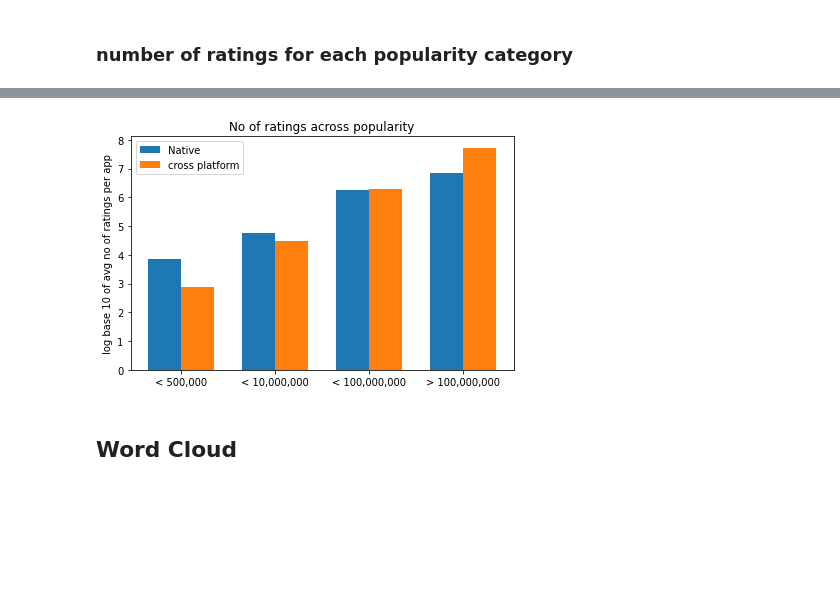
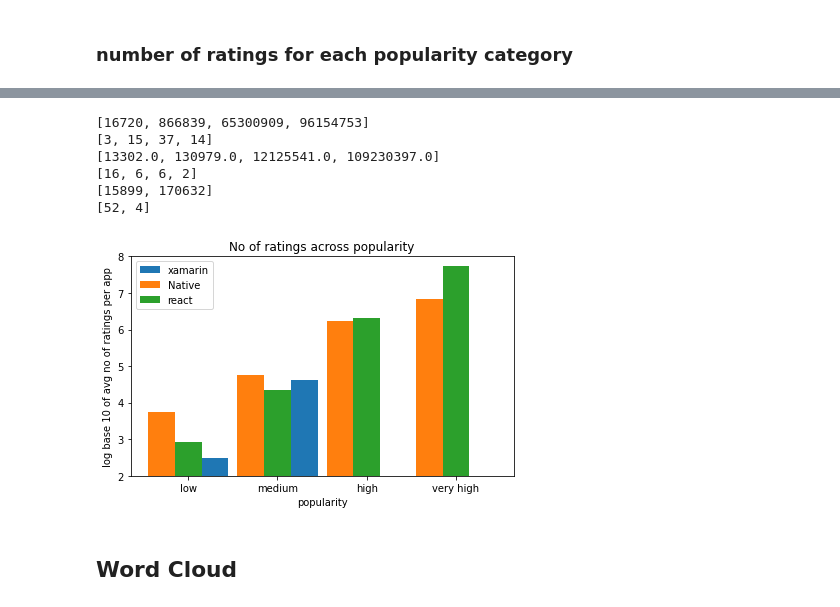
Before and after one commit to rsalaz9/android_review_crawler, a Jupyter notebook: Review_analysis_AG.ipynb, the cells around one changed output, grey strips where cells are left out. Drawn from its saved outputs; the diff is of its cells as text; code cells hidden in the pictures; blank space fills up the shorter version.

```diff
--- a/Review_analysis_AG.ipynb
+++ b/Review_analysis_AG.ipynb
@@ -329,2 +354,15 @@ df_android_xamarin_main_info = loadDataTest("android/xamarin/main_info.csv")
 # %% [markdown]
 ### number of ratings for each popularity category
+# %%
+def label_popularity (row):
+
+    if row['number_of_downloads'] in {'100+', '500+', '1,000+', '5,000+', '10,000+', '50,000+', '100000+', '100,000+'}:
+        return 'low'
+    elif row['number_of_downloads'] in {'500,000+', '5,000,000+', '1,000,000+'}:
+        return 'medium'
+    elif row['number_of_downloads'] in {'10,000,000+', '50,000,000+', '100,000,000+'}:
+        return 'high'
+    elif row['number_of_downloads'] in {'500,000,000+','1,000,000,000+','5,000,000,000+'}:
+        return 'very high'
+
+    return "NA"
@@ -331,3 +417,4 @@ df_android_xamarin_main_info = loadDataTest("android/xamarin/main_info.csv")
 # %%
-df_native_apps["number_of_downloads_category"] = df_native_apps.apply (lambda row: label_popularity(row), axis=1)
-df_cross_apps["number_of_downloads_category"] = df_cross_apps.apply (lambda row: label_popularity(row), axis=1)
+df_android_native_main_info["number_of_downloads_category"] = df_android_native_main_info.apply (lambda row: label_popularity(row), axis=1)
+df_android_react_main_info["number_of_downloads_category"] = df_android_react_main_info.apply (lambda row: label_popularity(row), axis=1)
+df_android_xamarin_main_info["number_of_downloads_category"] = df_android_xamarin_main_info.apply (lambda row: label_popularity(row), axis=1)
@@ -345,37 +421,59 @@ no_of_ratings_native = [log(y,10) for y in no_of_ratings_native]
+# %%
+no_of_ratings_native = avg_no_of_ratings_1(df_android_native_main_info)
+no_of_ratings_react = avg_no_of_ratings_1(df_android_react_main_info)
+no_of_ratings_xamarin = avg_no_of_ratings_2(df_android_xamarin_main_info)
+
+no_of_ratings_native = [log(y,10) for y in no_of_ratings_native]
+no_of_ratings_react = [log(y,10) for y in no_of_ratings_react]
+no_of_ratings_xamarin = [log(y,10) for y in no_of_ratings_xamarin]
+# %% [output]
+[16720, 866839, 65300909, 96154753]
+[3, 15, 37, 14]
+[13302.0, 130979.0, 12125541.0, 109230397.0]
+[16, 6, 6, 2]
+[15899, 170632]
+[52, 4]
+# %%
+no_of_ratings_xamarin.append(0)
+no_of_ratings_xamarin.append(0)
 # %%
-labels = ['< 500,000', '< 10,000,000', '< 100,000,000', '> 100,000,000']
+labels = ['low', 'medium', 'high', 'very high']
 
 x = np.arange(len(labels))  # the label locations
-width = 0.35  # the width of the bars
+width = 0.3  # the width of the bars
 
 fig, ax = plt.subplots()
-rects1 = ax.bar(x - width/2, no_of_ratings_native, width, label='Native')
-rects2 = ax.bar(x + width/2, no_of_ratings_cross, width, label='cross platform')
+rect2 = ax.bar(x + width, no_of_ratings_xamarin, width, label='xamarin')
+rects1 = ax.bar(x - width, no_of_ratings_native, width, label='Native')
+rects2 = ax.bar(x, no_of_ratings_react, width, label='react')
+
 
 # Add some text for labels, title and custom x-axis tick labels, etc.
 ax.set_ylabel('log base 10 of avg no of ratings per app')
+ax.set_xlabel('popularity')
 ax.set_title('No of ratings across popularity')
 ax.set_xticks(x)
 ax.set_xticklabels(labels)
 ax.legend()
+ax.set_ylim([2, 8])
 
 
 # def autolabel(rects):
 #     """Attach a text label above each bar in *rects*, displaying its height."""
 #     for rect in rects:
 #         height = rect.get_height()
 #         ax.annotate('{}'.format(height),
 #                     xy=(rect.get_x() + rect.get_width() / 2, height),
 #                     xytext=(0, 3),  # 3 points vertical offset
 #                     textcoords="offset points",
 #                     ha='center', va='bottom')
 
 
 # autolabel(rects1)
 # autolabel(rects2)
 
 fig.tight_layout()
 
 plt.show()
 # %% [output]
-[figure, old version]
+[figure, new version]
```
Also changed, not shown: parts of 30 cells of this notebook.
